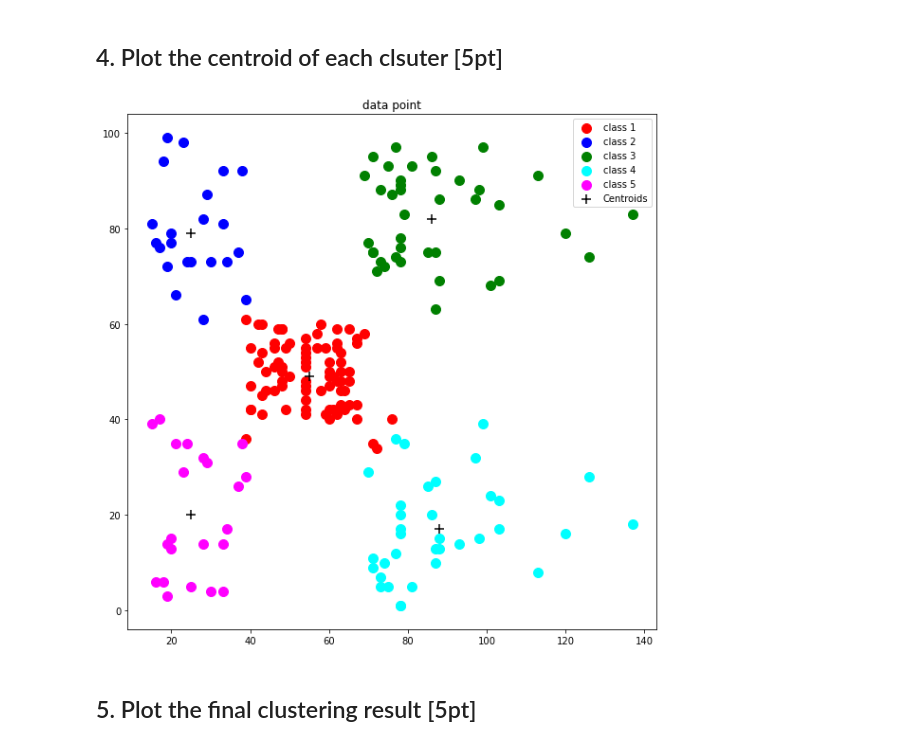
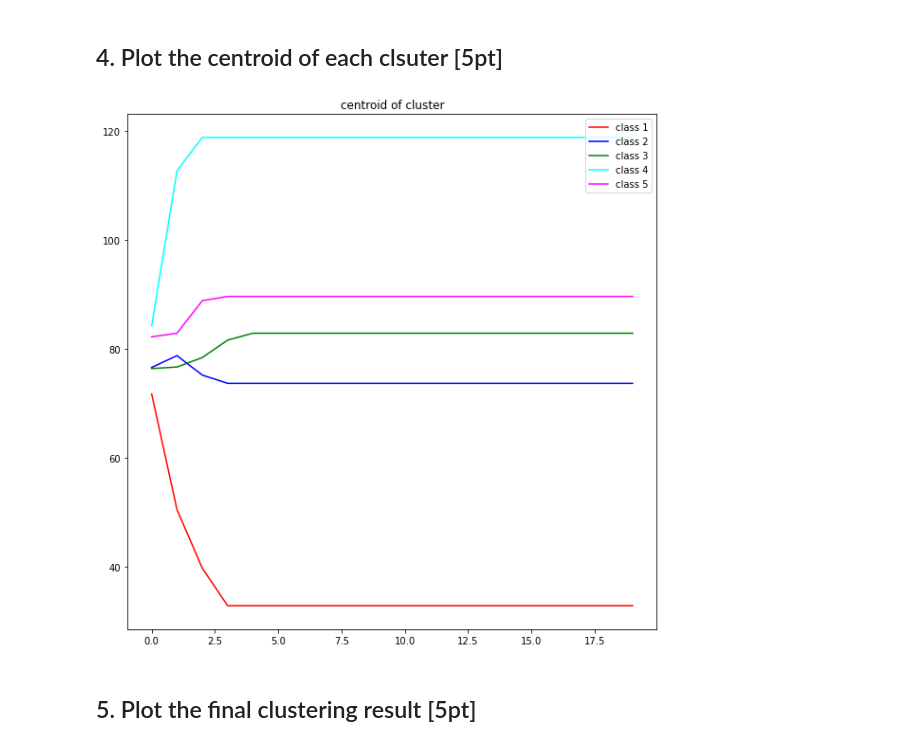
Before and after one commit to ehehehe95/Implementing-Basic-ML-techniques, a Jupyter notebook: 7/assignment-07.ipynb, the cells around one changed output. Cells and saved outputs as stored; diff of their text form; code cells hidden in the pictures.

Commit message:
plotted the centroid of each cluster

```diff
--- a/7/assignment-07.ipynb
+++ b/7/assignment-07.ipynb
@@ -295,3 +295,12 @@ plt.legend()
 plt.show()
 # %% [output]
 [figure]
+# %%
+plt.figure(1,figsize=(10,10))
+plt.title("centroid of cluster")
+cdict = {0: 'red', 1: 'blue', 2: 'green', 3:'cyan', 4:'magenta'}
+for i in range(5):
+    plt.plot(np.sqrt(np.sum(centers[:,i,:]**2,axis=1)),c=cdict[i],label="class {}".format(i+1))
+
+plt.legend(loc=1)
+plt.show()
@@ -334,16 +353,15 @@ plt.plot(loss,c="black")
 ## 4. Plot the centroid of each clsuter [5pt]
 # %%
 plt.figure(1,figsize=(10,10))
-plt.title("data point")
+plt.title("centroid of cluster")
 cdict = {0: 'red', 1: 'blue', 2: 'green', 3:'cyan', 4:'magenta'}
-for l in np.unique(labels):
-    idx = np.where(labels==l)
-    plt.scatter(data[idx[0],0],data[idx[0],1],c=cdict[l],label="class {}".format(l+1),s=100 )
-plt.scatter(centroids[:,0],centroids[:,1],marker="+",s=100,c="black",label="Centroids")
-plt.legend()
+for i in range(5):
+    plt.plot(np.sqrt(np.sum(centers[:,i,:]**2,axis=1)),c=cdict[i],label="class {}".format(i+1))
+
+plt.legend(loc=1)
 plt.show()
 # %% [output]
-[figure, old version]
+[figure, new version]
 # %% [markdown]
 ## 5. Plot the final clustering result [5pt]
 # %%
```
Also changed, not shown: parts of 4 cells of this notebook.
